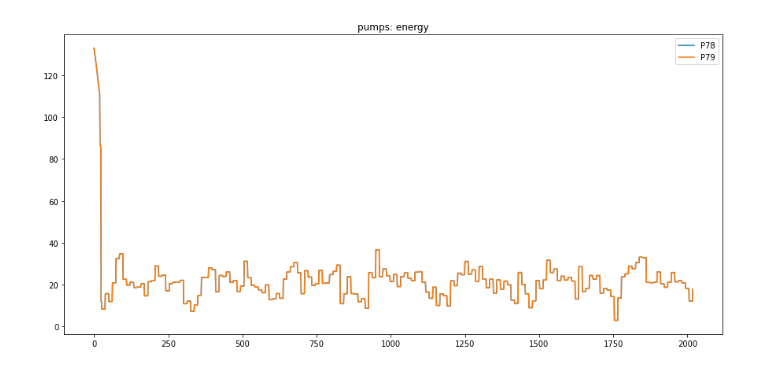
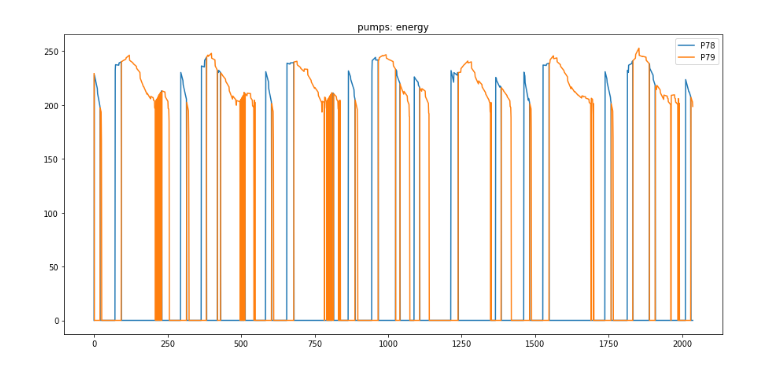
Before and after one commit to Daveonwave/epynet_CPS, a Jupyter notebook: epynet_cps/notebooks/wn_reports_analysis.ipynb, the cells around one changed output. Saved outputs shown, nothing was run; the diff lists cells and outputs as text; code cells hidden in the pictures.

```diff
--- a/epynet_cps/notebooks/wn_reports_analysis.ipynb
+++ b/epynet_cps/notebooks/wn_reports_analysis.ipynb
@@ -27,13 +27,13 @@ def plot_report_data(filename, entity_type, uids, prop):
     axs.set_title(entity_type + ': ' + prop)
     axs.legend()
 # %%
-csv_file = "trial_pump_status_issue/links0.csv"
+csv_file = "weighted_incremental_overflow_penalty_2/links0.csv"
 filename = to_load + csv_file
 
 entity_type = 'pumps'
 uids = ['P78', 'P79']
 prop = 'energy'
 plot_report_data(filename=filename, entity_type=entity_type, uids=uids, prop=prop)
 # %% [output]
-[figure, old version]
+[figure, new version]
 # %%
```
Also changed, not shown: parts of 3 cells of this notebook, 9 other files.
